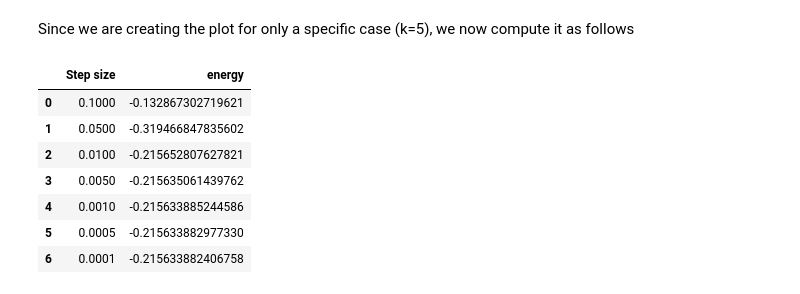
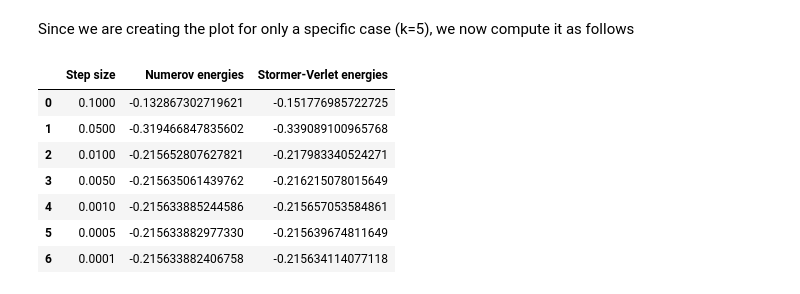
Before and after one commit to SoumyajeetMazumdar/CQMPP, a Jupyter notebook: #4/part1.ipynb, the cells around one changed output. Drawn from its saved outputs; the diff is of its cells as text; code cells hidden in the pictures.

```diff
--- a/#4/part1.ipynb
+++ b/#4/part1.ipynb
@@ -184,17 +266,23 @@ for dx in dx_sizes:
 # %%
 import pandas as pd
 pd.set_option('display.precision', 15)
-df = pd.DataFrame({'Step size': dx_sizes, 'energy': energy})
+
+dx_sizes = [ 0.1, 0.05, 0.01, 0.005, 0.001, 0.0005, 0.0001, ]
+
+numerov_energies = return_Numerov_energy_levels(dx_sizes)
+stormer_verlet_energies = return_SV_energy_levels(dx_sizes)
+
+df = pd.DataFrame({'Step size': dx_sizes, 'Numerov energies':numerov_energies, 'Stormer-Verlet energies':stormer_verlet_energies})
 df
 # %% [output]
-|  | Step size | energy |
-| 0 | 0.1000 | -0.132867302719621 |
-| 1 | 0.0500 | -0.319466847835602 |
-| 2 | 0.0100 | -0.215652807627821 |
-| 3 | 0.0050 | -0.215635061439762 |
-| 4 | 0.0010 | -0.215633885244586 |
-| 5 | 0.0005 | -0.215633882977330 |
-| 6 | 0.0001 | -0.215633882406758 |
+|  | Step size | Numerov energies | Stormer-Verlet energies |
+| 0 | 0.1000 | -0.132867302719621 | -0.151776985722725 |
+| 1 | 0.0500 | -0.319466847835602 | -0.339089100965768 |
+| 2 | 0.0100 | -0.215652807627821 | -0.217983340524271 |
+| 3 | 0.0050 | -0.215635061439762 | -0.216215078015649 |
+| 4 | 0.0010 | -0.215633885244586 | -0.215657053584861 |
+| 5 | 0.0005 | -0.215633882977330 | -0.215639674811649 |
+| 6 | 0.0001 | -0.215633882406758 | -0.215634114077118 |
 # %%
 # now we have the list of energies corresponding to each of the step size
 # in order to calculate the error, we consider the energy with the finest step size as the exact one. )
```
Also changed, not shown: parts of 3 cells of this notebook.
